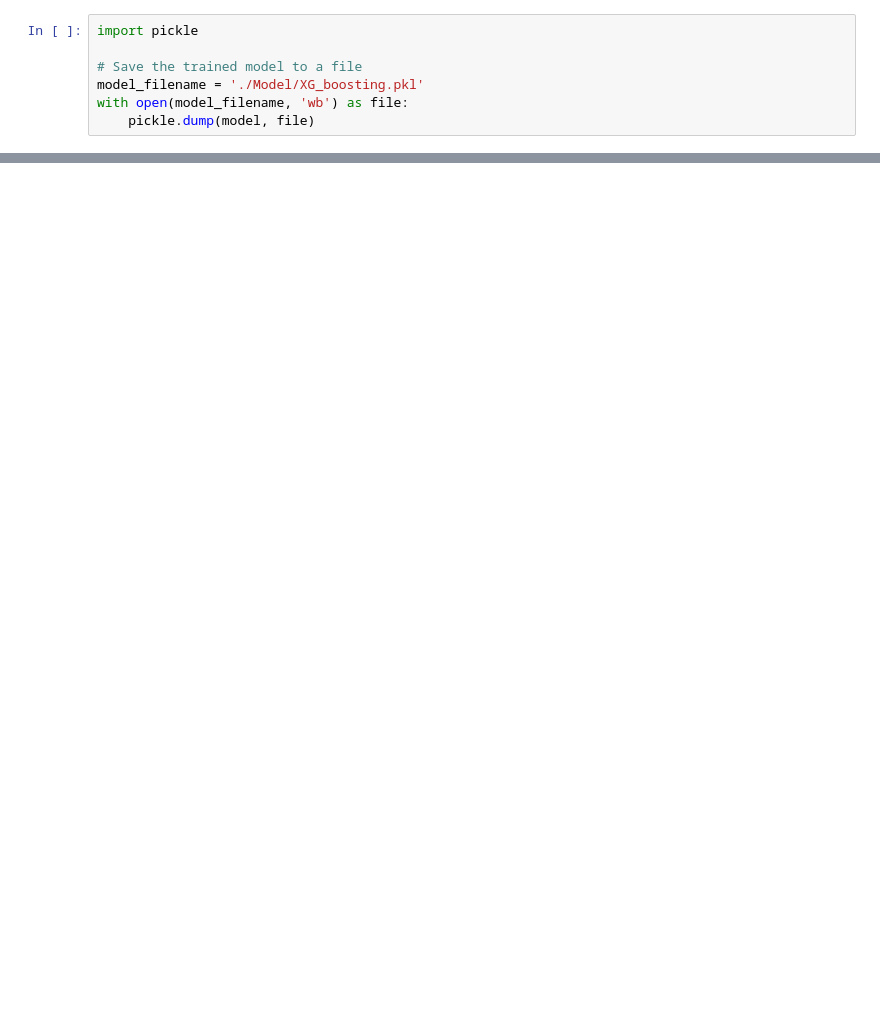
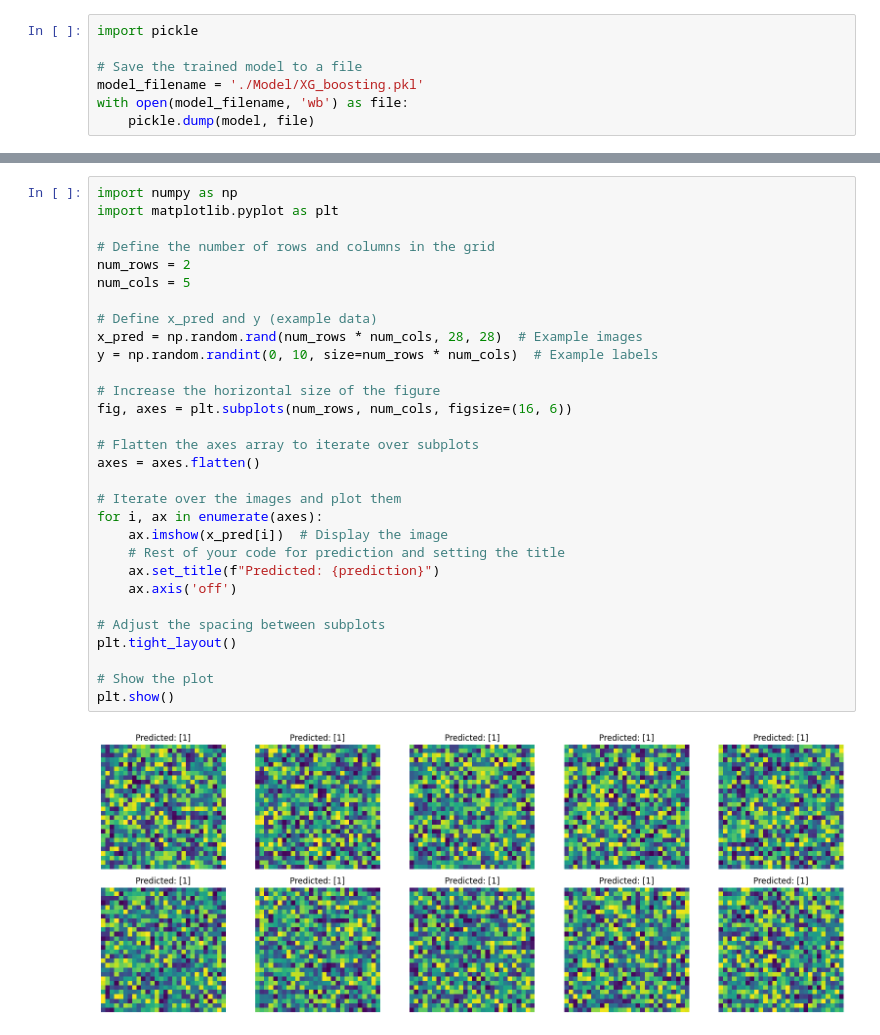
Before and after one commit to SoyVitou2019/Animal_Recognition, a Jupyter notebook: XG_boosting.ipynb, the cells around one changed output, grey strips where cells are left out. Drawn from its saved outputs; the diff is of its cells as text; blank space fills up the shorter version.

```diff
--- a/XG_boosting.ipynb
+++ b/XG_boosting.ipynb
@@ -199,0 +314,32 @@ plt.show()
+# %%
+import numpy as np
+import matplotlib.pyplot as plt
+
+# Define the number of rows and columns in the grid
+num_rows = 2
+num_cols = 5
+
+# Define x_pred and y (example data)
+x_pred = np.random.rand(num_rows * num_cols, 28, 28)  # Example images
+y = np.random.randint(0, 10, size=num_rows * num_cols)  # Example labels
+
+# Increase the horizontal size of the figure
+fig, axes = plt.subplots(num_rows, num_cols, figsize=(16, 6))
+
+# Flatten the axes array to iterate over subplots
+axes = axes.flatten()
+
+# Iterate over the images and plot them
+for i, ax in enumerate(axes):
+    ax.imshow(x_pred[i])  # Display the image
+    # Rest of your code for prediction and setting the title
+    ax.set_title(f"Predicted: {prediction}")
+    ax.axis('off')
+
+# Adjust the spacing between subplots
+plt.tight_layout()
+
+# Show the plot
+plt.show()
+# %% [output]
+[figure, added]
```
Also changed, not shown: parts of 8 cells of this notebook, 21 other files.
